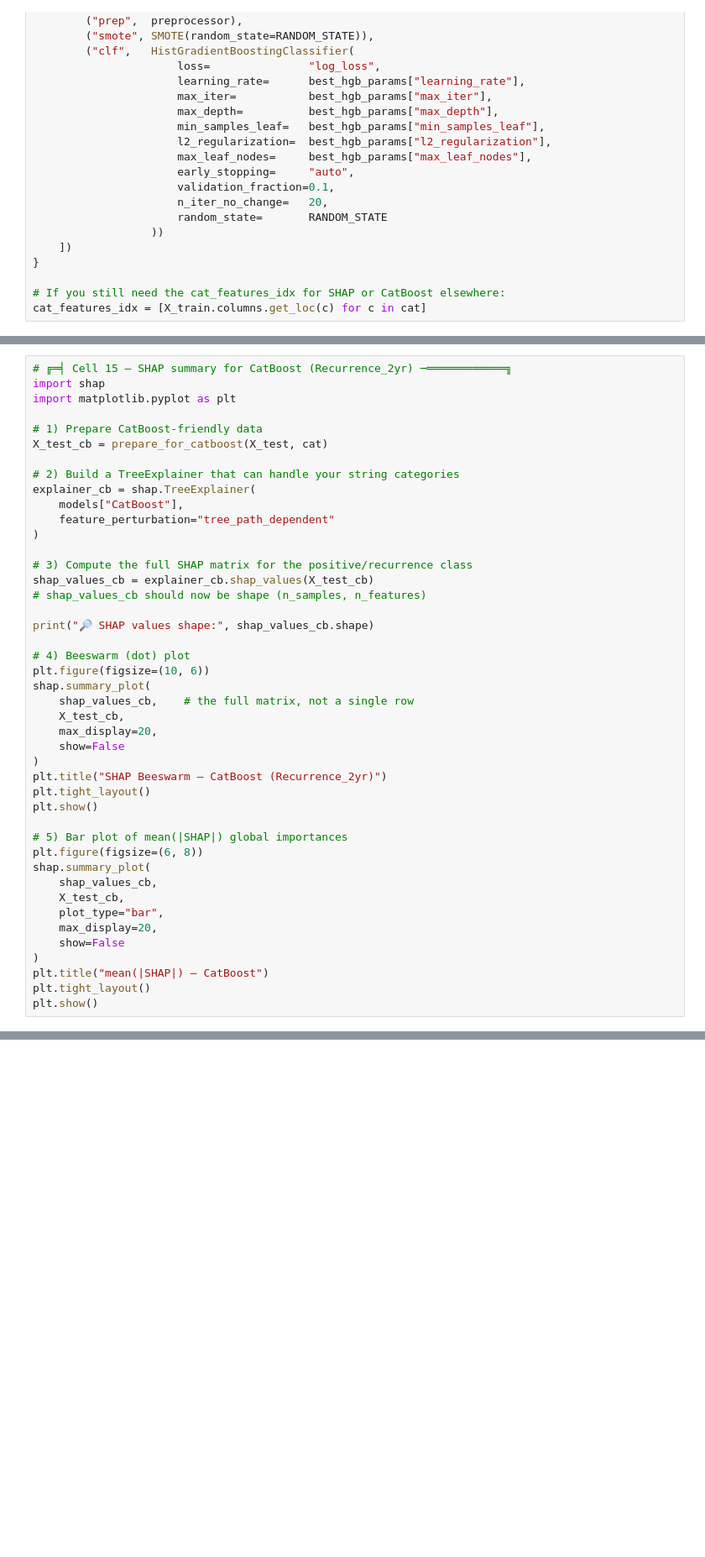
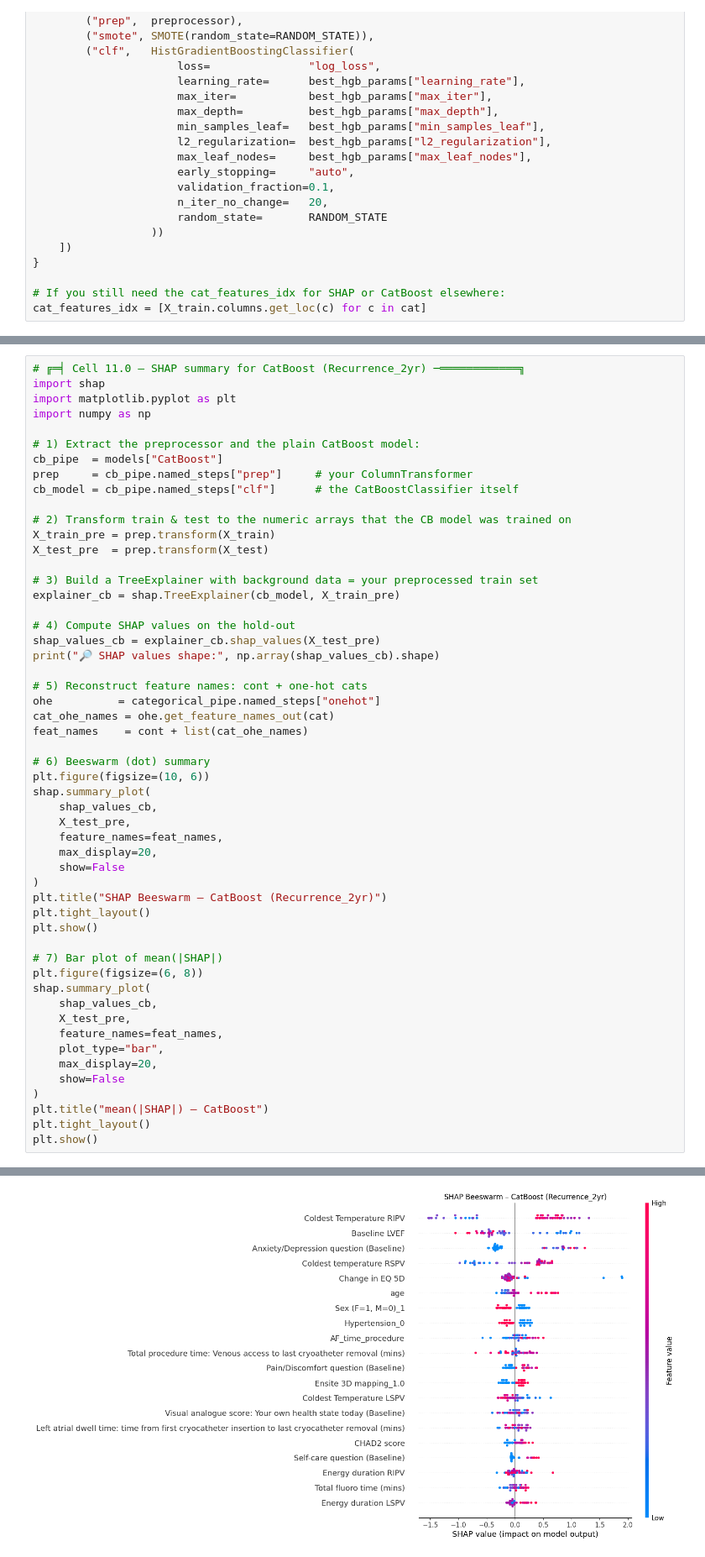
Before and after one commit to lochieh19798/Data-analysis, a Jupyter notebook: Figure2mod.ipynb, the cells around one changed output, grey strips where cells are left out. Shown at 84% size. Drawn from its saved outputs; the diff is of its cells as text; blank space fills up the shorter version.

```diff
--- a/Figure2mod.ipynb
+++ b/Figure2mod.ipynb
@@ -1315,28 +1378,36 @@ plt.show()
 # %%
-# ╔═╡ Cell 15 – SHAP summary for CatBoost (Recurrence_2yr) ─════════════╗
+# ╔═╡ Cell 11.0 – SHAP summary for CatBoost (Recurrence_2yr) ─════════════╗
 import shap
 import matplotlib.pyplot as plt
+import numpy as np
 
-# 1) Prepare CatBoost-friendly data
-X_test_cb = prepare_for_catboost(X_test, cat)
+# 1) Extract the preprocessor and the plain CatBoost model:
+cb_pipe  = models["CatBoost"]
+prep     = cb_pipe.named_steps["prep"]     # your ColumnTransformer
+cb_model = cb_pipe.named_steps["clf"]      # the CatBoostClassifier itself
 
-# 2) Build a TreeExplainer that can handle your string categories
-explainer_cb = shap.TreeExplainer(
-    models["CatBoost"],
-    feature_perturbation="tree_path_dependent"
-)
+# 2) Transform train & test to the numeric arrays that the CB model was trained on
+X_train_pre = prep.transform(X_train)
+X_test_pre  = prep.transform(X_test)
 
-# 3) Compute the full SHAP matrix for the positive/recurrence class
-shap_values_cb = explainer_cb.shap_values(X_test_cb)
-# shap_values_cb should now be shape (n_samples, n_features)
+# 3) Build a TreeExplainer with background data = your preprocessed train set
+explainer_cb = shap.TreeExplainer(cb_model, X_train_pre)
 
-print("🔎 SHAP values shape:", shap_values_cb.shape)
+# 4) Compute SHAP values on the hold-out
+shap_values_cb = explainer_cb.shap_values(X_test_pre)
+print("🔎 SHAP values shape:", np.array(shap_values_cb).shape)
 
-# 4) Beeswarm (dot) plot
+# 5) Reconstruct feature names: cont + one-hot cats
+ohe          = categorical_pipe.named_steps["onehot"]
+cat_ohe_names = ohe.get_feature_names_out(cat)
+feat_names    = cont + list(cat_ohe_names)
+
+# 6) Beeswarm (dot) summary
 plt.figure(figsize=(10, 6))
 shap.summary_plot(
-    shap_values_cb,    # the full matrix, not a single row
-    X_test_cb,
+    shap_values_cb,
+    X_test_pre,
+    feature_names=feat_names,
     max_display=20,
     show=False
 )
@@ -1344,11 +1415,12 @@ plt.title("SHAP Beeswarm – CatBoost (Recurrence_2yr)")
 plt.tight_layout()
 plt.show()
 
-# 5) Bar plot of mean(|SHAP|) global importances
+# 7) Bar plot of mean(|SHAP|)
 plt.figure(figsize=(6, 8))
 shap.summary_plot(
     shap_values_cb,
-    X_test_cb,
+    X_test_pre,
+    feature_names=feat_names,
     plot_type="bar",
     max_display=20,
     show=False
@@ -1360,0 +1433 @@ InvalidModelError: Model type not yet supported by TreeExplainer: <class 'sklear
+[figure, added]
```
Also changed, not shown: parts of 27 cells of this notebook.
